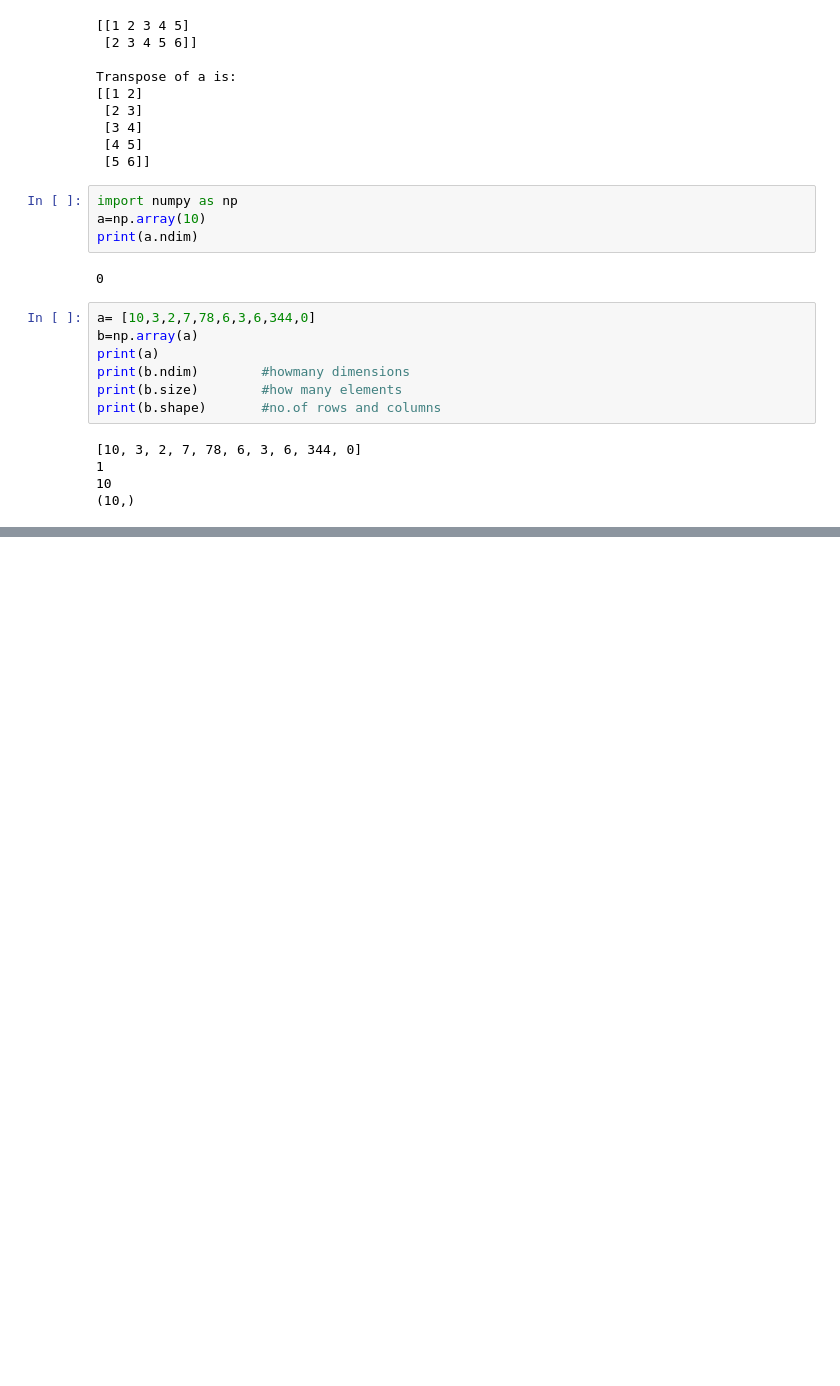
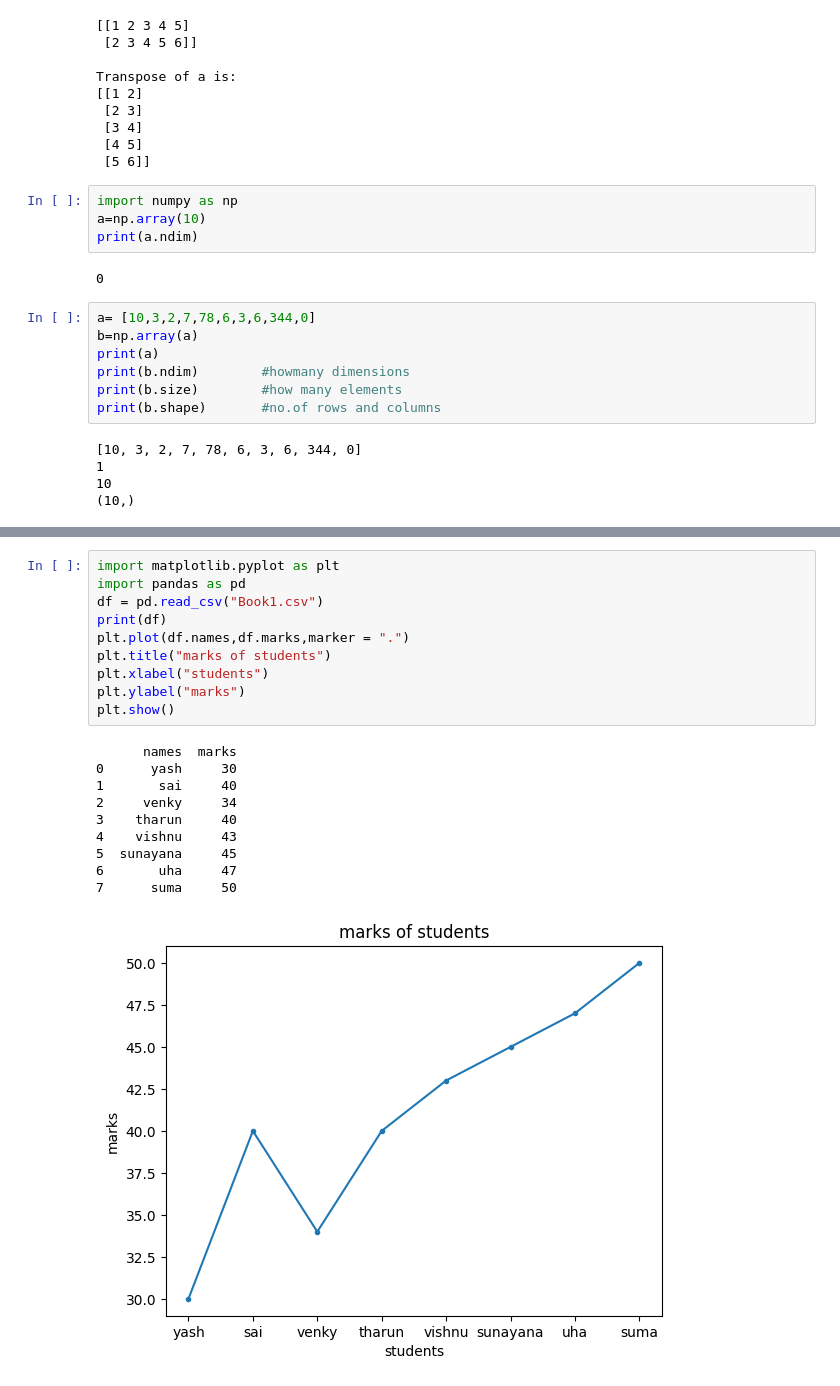
Before and after one commit to yash144-code/daily-python-work, a Jupyter notebook: data_science.ipynb, the cells around one changed output, grey strips where cells are left out. Saved outputs shown, nothing was run; the diff lists cells and outputs as text; blank space fills up the shorter version.

```diff
--- a/data_science.ipynb
+++ b/data_science.ipynb
@@ -1606,0 +1658,21 @@ from google.colab import files
+# %%
+import matplotlib.pyplot as plt
+import pandas as pd
+df = pd.read_csv("Book1.csv")
+print(df)
+plt.plot(df.names,df.marks,marker = ".")
+plt.title("marks of students")
+plt.xlabel("students")
+plt.ylabel("marks")
+plt.show()
+# %% [output]
+      names  marks
+0      yash     30
+1       sai     40
+2     venky     34
+3    tharun     40
+4    vishnu     43
+5  sunayana     45
+6       uha     47
+7      suma     50
+[figure, added]
```
Also changed, not shown: parts of 9 cells of this notebook.
